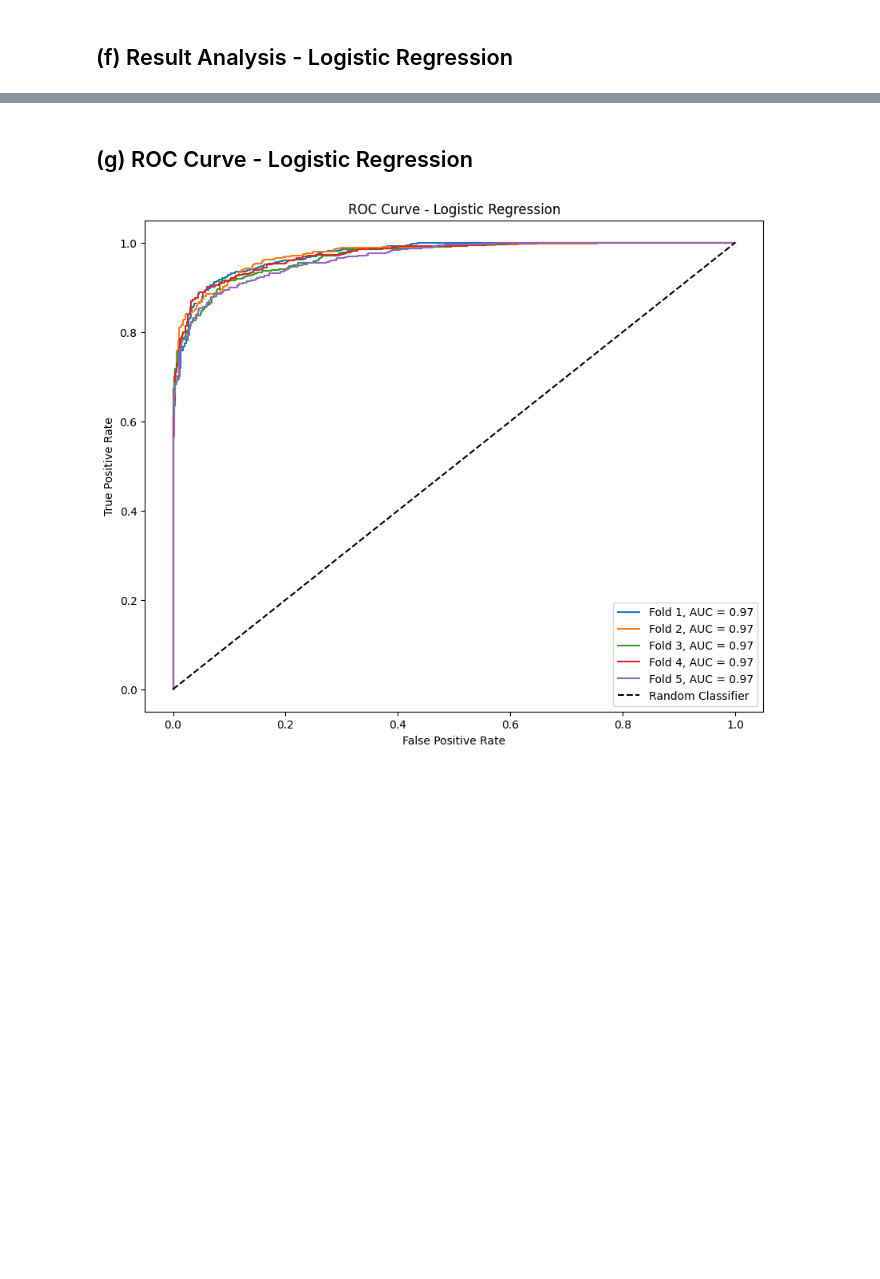
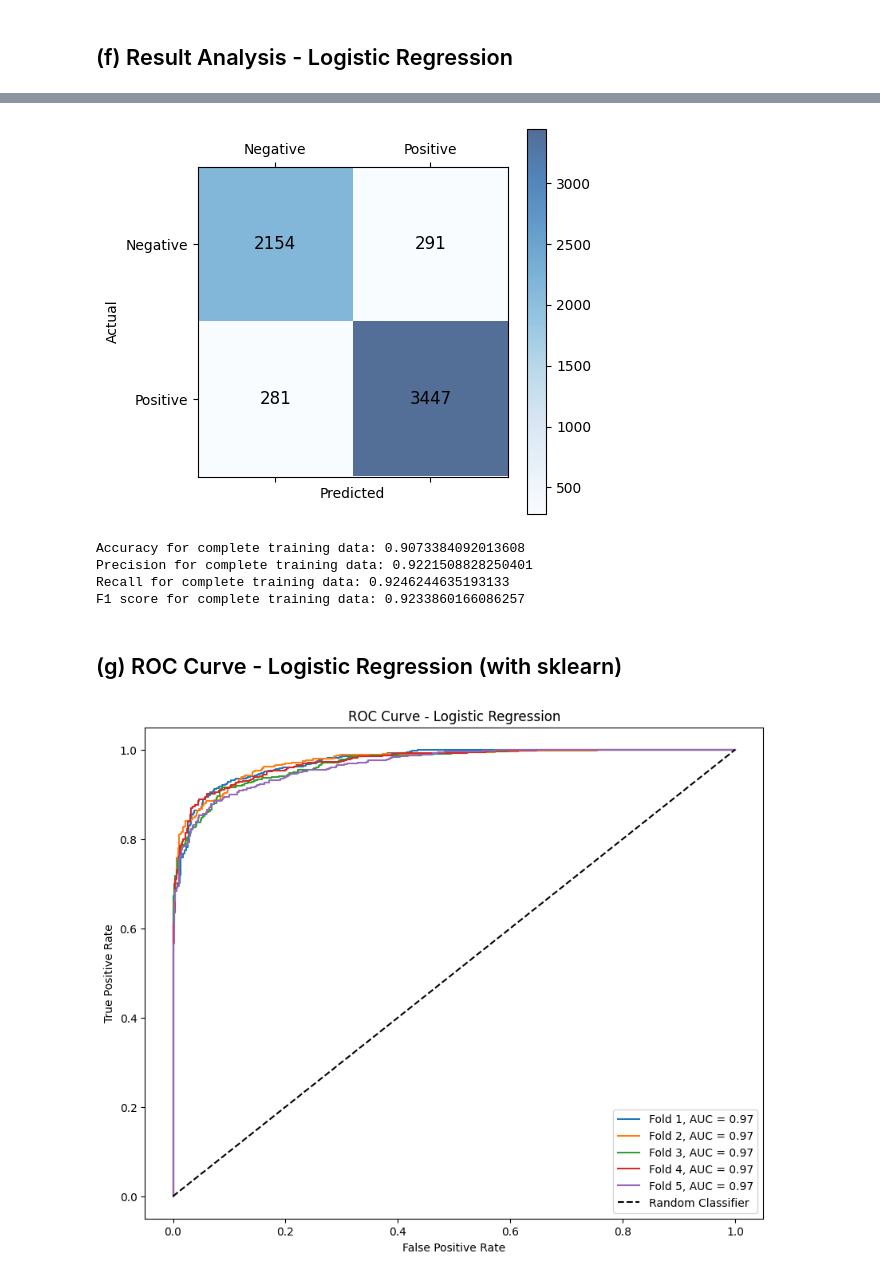
Before and after one commit to PS-41/Machine-Learning-Assignment1-Linear-Models, a Jupyter notebook: models/Prakhar_Suryavansh_HW1.ipynb, the cells around one changed output, grey strips where cells are left out. Saved outputs shown, nothing was run; the diff lists cells and outputs as text; code cells hidden in the pictures; blank space fills up the shorter version.

```diff
--- a/models/Prakhar_Suryavansh_HW1.ipynb
+++ b/models/Prakhar_Suryavansh_HW1.ipynb
@@ -504,5 +678,27 @@ Average AUC: 0.9590820017015617
+# %%
+model_logistic_regression = LogisticRegression(learning_rate=0.1, n_iterations=1000)
+model_logistic_regression.fit(X_train, y_train_binary)
+y_pred = model_logistic_regression.predict(X_train)
+
+accuracy = metrics.accuracy(y_true=y_train_binary, y_pred=y_pred)
+precision = metrics.precision(y_true=y_train_binary, y_pred=y_pred)
+recall = metrics.recall(y_true=y_train_binary, y_pred=y_pred)
+f1 = metrics.f1_score(y_true=y_train_binary, y_pred=y_pred)
+
+metrics.plot_confusion_matrix(y_true=y_train_binary, y_pred=y_pred)
+
+print(f"Accuracy for complete training data: {accuracy}")
+print(f"Precision for complete training data: {precision}")
+print(f"Recall for complete training data: {recall}")
+print(f"F1 score for complete training data: {f1}")
+# %% [output]
+[figure, added]
+Accuracy for complete training data: 0.9073384092013608
+Precision for complete training data: 0.9221508828250401
+Recall for complete training data: 0.9246244635193133
+F1 score for complete training data: 0.9233860166086257
 # %% [markdown]
-## (g) ROC Curve - Logistic Regression
+## (g) ROC Curve - Logistic Regression (with sklearn)
 # %%
 from sklearn.linear_model import LogisticRegression as SklearnLogisticRegression
 from sklearn.metrics import roc_curve, roc_auc_score
```
Also changed, not shown: parts of 23 cells of this notebook.
